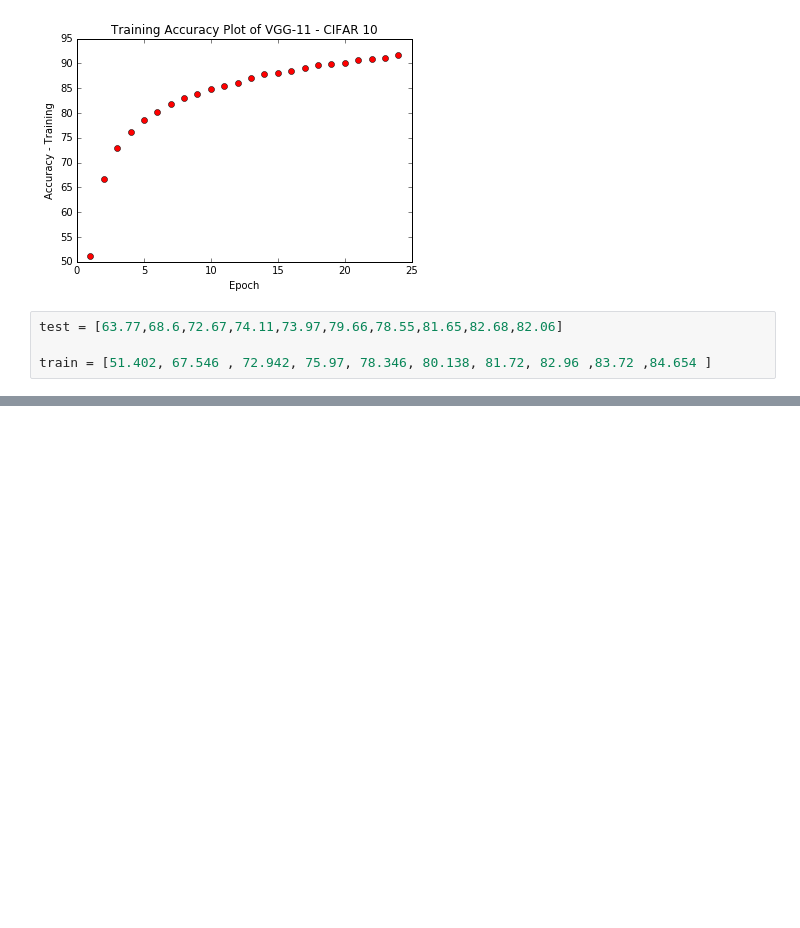
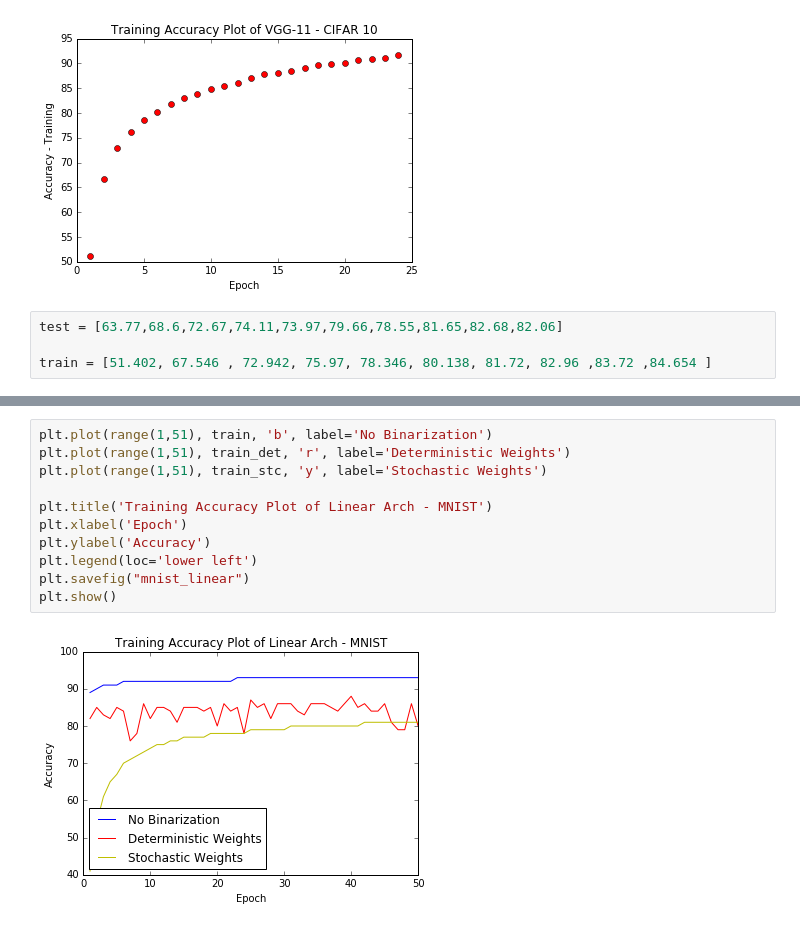
Before and after one commit to ramtejatadishetti/bnn, a Jupyter notebook: Graphs.ipynb, the cells around one changed output, grey strips where cells are left out. Cells and saved outputs as stored; diff of their text form; blank space fills up the shorter version.

```diff
--- a/Graphs.ipynb
+++ b/Graphs.ipynb
@@ -42,0 +149,13 @@ plt.show()
+# %%
+plt.plot(range(1,51), train, 'b', label='No Binarization')
+plt.plot(range(1,51), train_det, 'r', label='Deterministic Weights')
+plt.plot(range(1,51), train_stc, 'y', label='Stochastic Weights')
+
+plt.title('Training Accuracy Plot of Linear Arch - MNIST')
+plt.xlabel('Epoch')
+plt.ylabel('Accuracy')
+plt.legend(loc='lower left')
+plt.savefig("mnist_linear")
+plt.show()
+# %% [output]
+[figure, added]
```
Also changed, not shown: parts of 14 cells of this notebook, 14 other files.
